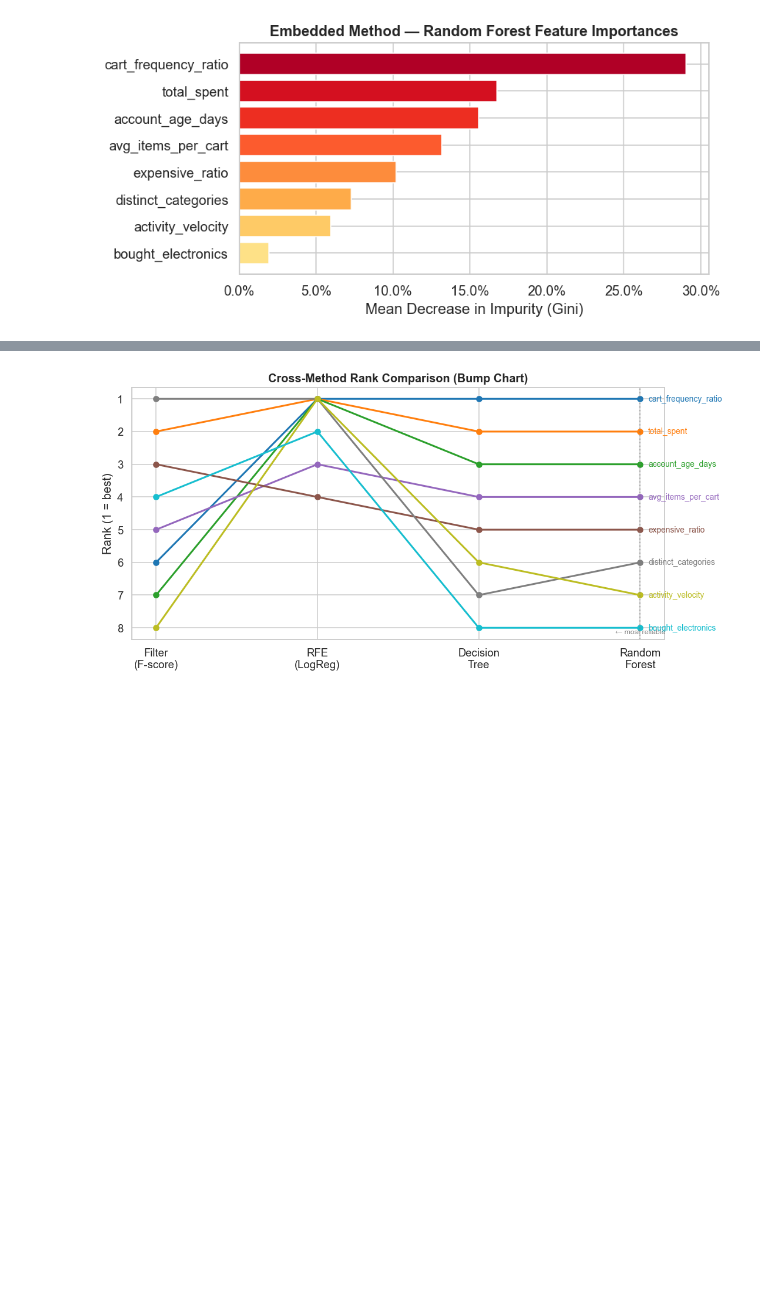
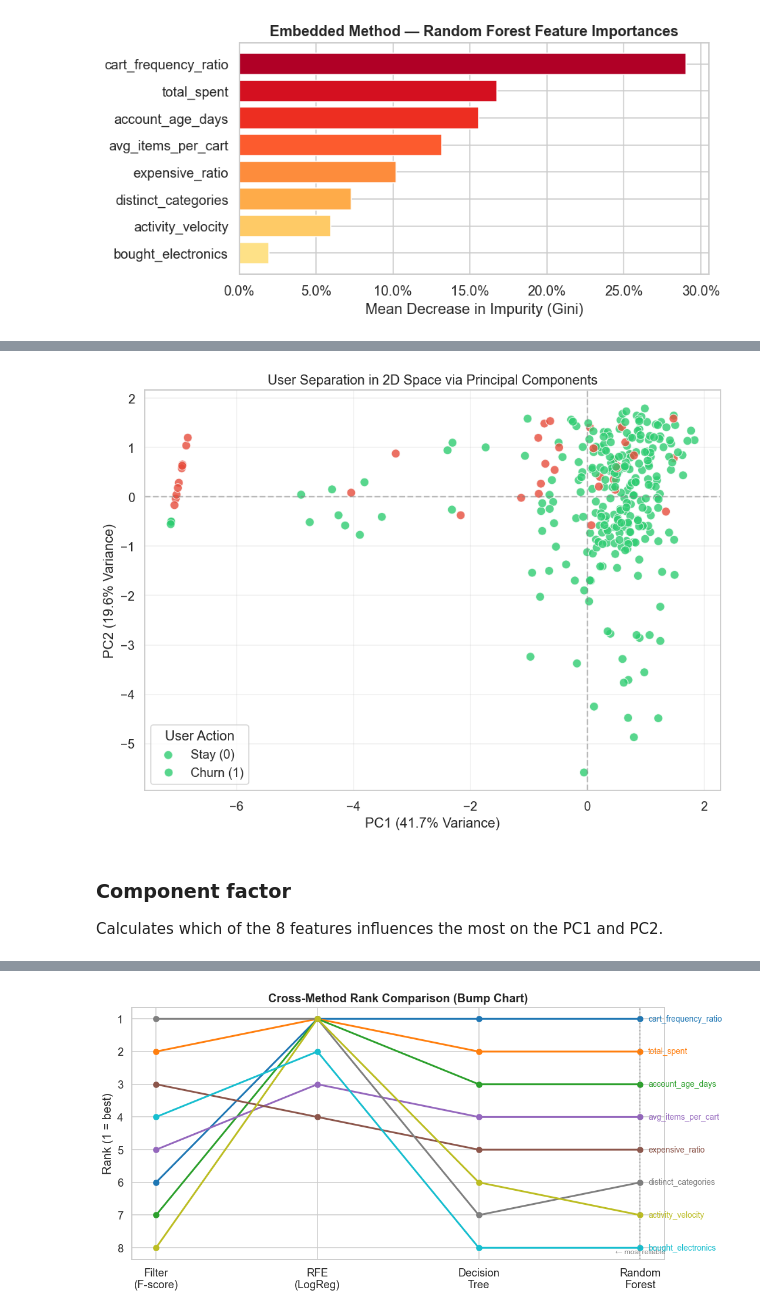
Before and after one commit to samizepol/Churn_predictor, a Jupyter notebook: notebooks/eda_and_selection.ipynb, the cells around one changed output, grey strips where cells are left out. Saved outputs shown, nothing was run; the diff lists cells and outputs as text; code cells hidden in the pictures; blank space fills up the shorter version.

```diff
--- a/notebooks/eda_and_selection.ipynb
+++ b/notebooks/eda_and_selection.ipynb
@@ -414,0 +469,36 @@ plt.show()
+# %%
+# FIT PCA & VISUALIZE IN 2D SPACE
+# Compressing our 8 features down to 2 dimensions for visual inspection
+pca_2d = PCA(n_components=2)
+X_pca = pca_2d.fit_transform(X_scaled)
+
+# Store components in a neat DataFrame for plotting
+df_pca = pd.DataFrame(data=X_pca, columns=['Principal Component 1', 'Principal Component 2'])
+df_pca['Churn Status'] = y.values
+
+# Generate Scatter Plot
+plt.figure(figsize=(10, 7))
+sns.scatterplot(
+    x='Principal Component 1',
+    y='Principal Component 2',
+    hue='Churn Status',
+    data=df_pca,
+    palette={0: '#2ecc71', 1: '#e74c3c'}, # Green for Stay, Red for Churn
+    alpha=0.8,
+    edgecolor='w',
+    s=70
+)
+
+plt.title('User Separation in 2D Space via Principal Components')
+plt.xlabel(f'PC1 ({pca_full.explained_variance_ratio_[0]*100:.1f}% Variance)')
+plt.ylabel(f'PC2 ({pca_full.explained_variance_ratio_[1]*100:.1f}% Variance)')
+plt.axhline(0, color='grey', linestyle='--', alpha=0.5)
+plt.axvline(0, color='grey', linestyle='--', alpha=0.5)
+plt.grid(True, alpha=0.3)
+plt.legend(title='User Action', labels=['Stay (0)', 'Churn (1)'])
+plt.show()
+# %% [output]
+[figure, added]
+# %% [markdown]
+### Component factor
+Calculates which of the 8 features influences the most on the PC1 and PC2.
```
Also changed, not shown: parts of 12 cells of this notebook, 1 other file.
